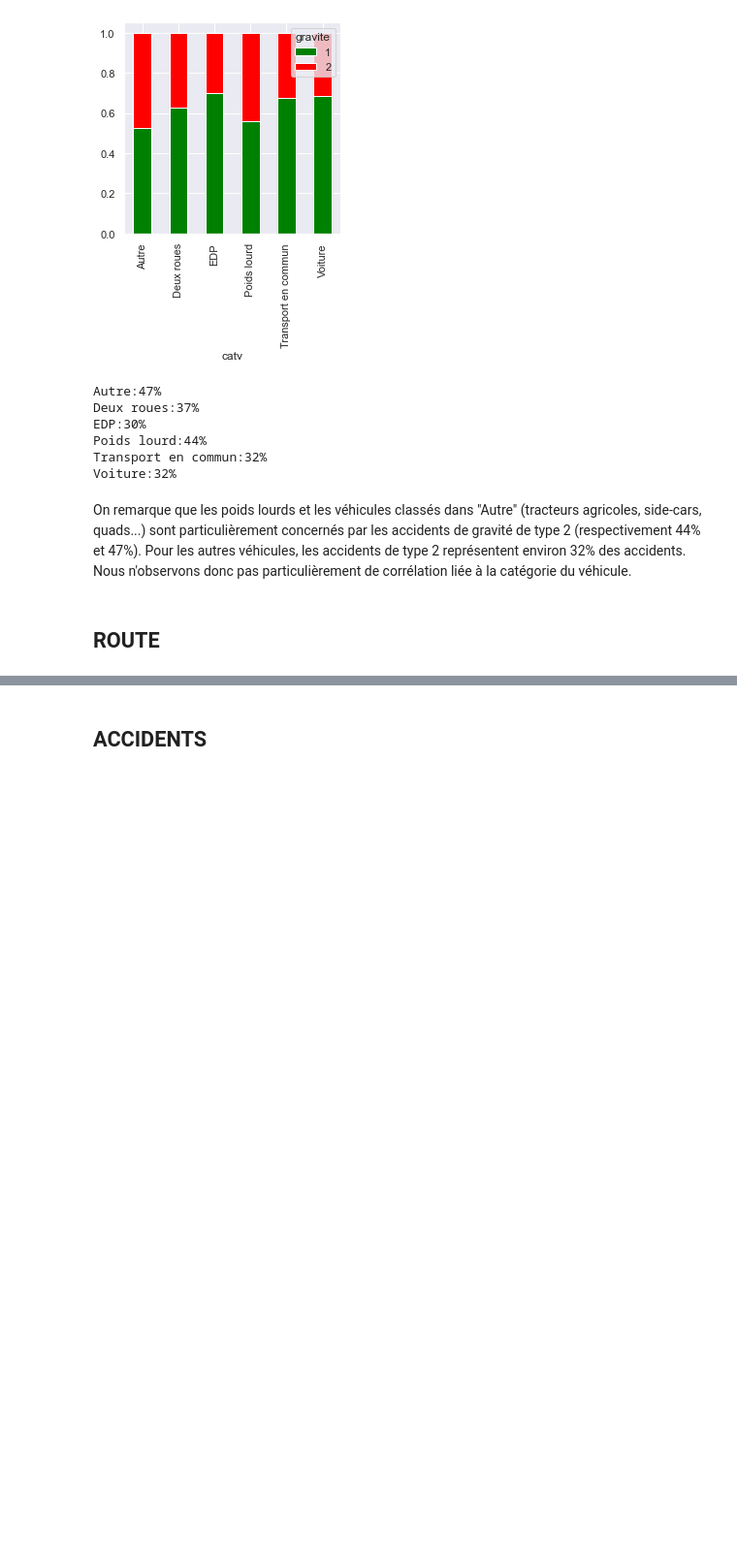
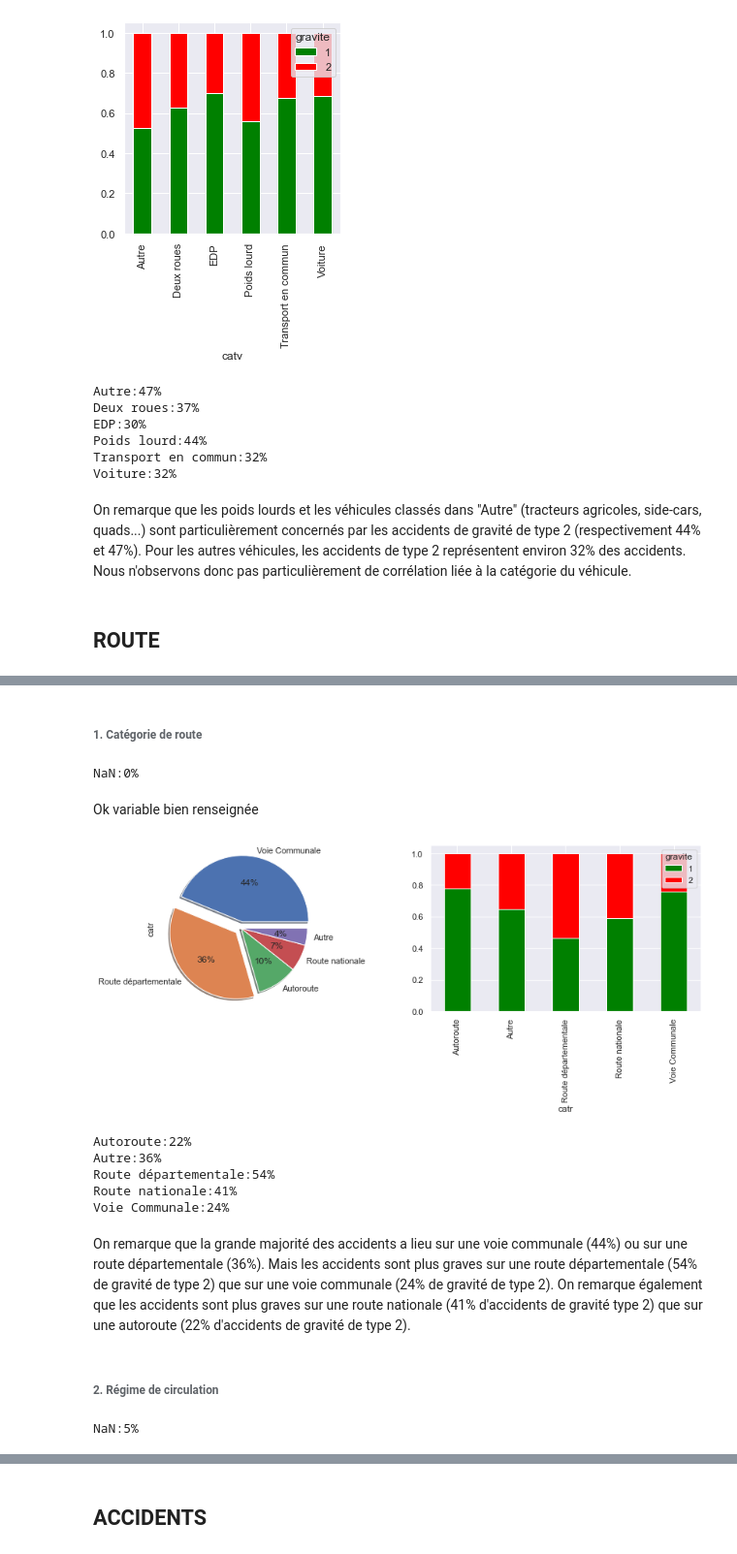
Before and after one commit to Clotilde-23/Accidents-corporels, a Jupyter notebook: Statistiques_descriptives.ipynb, the cells around one changed output, grey strips where cells are left out. Shown: that part at 97% size. Drawn from its saved outputs; the diff is of its cells as text; code cells hidden in the pictures; blank space fills up the shorter version.

Commit message:
Stats-Desc-Pauline-Route

```diff
--- a/Statistiques_descriptives.ipynb
+++ b/Statistiques_descriptives.ipynb
@@ -30,7 +30,6 @@ def diag_barres_gravite_cumulees(df, variable) :
 # %%
 #On copie-colle la fonction précédente à laquelle on ajoute une dimension "ax" par souci de mise en forme pour la suite (partie "Route")
 def diag_barres_gravite_cumulees_axis1(df, variable) :
-    sns.set(rc = {'figure.figsize':(4, 4)})
     df_crosstab = pd.crosstab(df[variable], df.gravite, normalize = "index").reset_index().set_index(variable)
     df_crosstab.plot(kind = "bar", stacked=True, color = ["green", "red"], ax=ax[1])
 # %%
@@ -190,0 +201,35 @@ On remarque que les poids lourds et les véhicules classés dans "Autre" (tracte
+# %% [markdown]
+###### 1. Catégorie de route
+# %%
+print('NaN:' + str(round(df_accidents['catr'].isna().sum()/len(df_accidents['catr'])*100)) +'%')
+# %% [output]
+NaN:0%
+# %% [markdown]
+Ok variable bien renseignée
+# %%
+fig, ax = plt.subplots(nrows=1, ncols=2, figsize=(14,4))
+df_accidents.catr.value_counts().plot.pie(autopct='%1.0f%%',explode=(0.1,0.1,0,0,0), shadow=True, ax=ax[0])
+diag_barres_gravite_cumulees_axis1(df_accidents,'catr')
+# %% [output]
+[figure, added]
+# %%
+#Calculs des pourcentages d'accidents de gravité de type 2 pour chaque catégorie de route
+print('Autoroute:'+str(round((df_accidents[df_accidents['catr'].isin(['Autoroute'])].gravite.mean()-1)*100))+'%')
+print('Autre:'+str(round((df_accidents[df_accidents['catr'].isin(['Autre'])].gravite.mean()-1)*100))+'%')
+print('Route départementale:'+str(round((df_accidents[df_accidents['catr'].isin(['Route départementale'])].gravite.mean()-1)*100))+'%')
+print('Route nationale:'+str(round((df_accidents[df_accidents['catr'].isin(['Route nationale'])].gravite.mean()-1)*100))+'%')
+print('Voie Communale:'+str(round((df_accidents[df_accidents['catr'].isin(['Voie Communale'])].gravite.mean()-1)*100))+'%')
+# %% [output]
+Autoroute:22%
+Autre:36%
+Route départementale:54%
+Route nationale:41%
+Voie Communale:24%
+# %% [markdown]
+On remarque que la grande majorité des accidents a lieu sur une voie communale (44%) ou sur une route départementale (36%). Mais les accidents sont plus graves sur une route départementale (54% de gravité de type 2) que sur une voie communale (24% de gravité de type 2). On remarque également que les accidents sont plus graves sur une route nationale (41% d'accidents de gravité type 2) que sur une autoroute (22% d'accidents de gravité de type 2).
+# %% [markdown]
+###### 2. Régime de circulation
+# %%
+print('NaN:' + str(round(df_accidents['circ'].isna().sum()/len(df_accidents['circ'])*100)) +'%')
+# %% [output]
+NaN:5%
```
Also changed, not shown: parts of 39 cells of this notebook.
